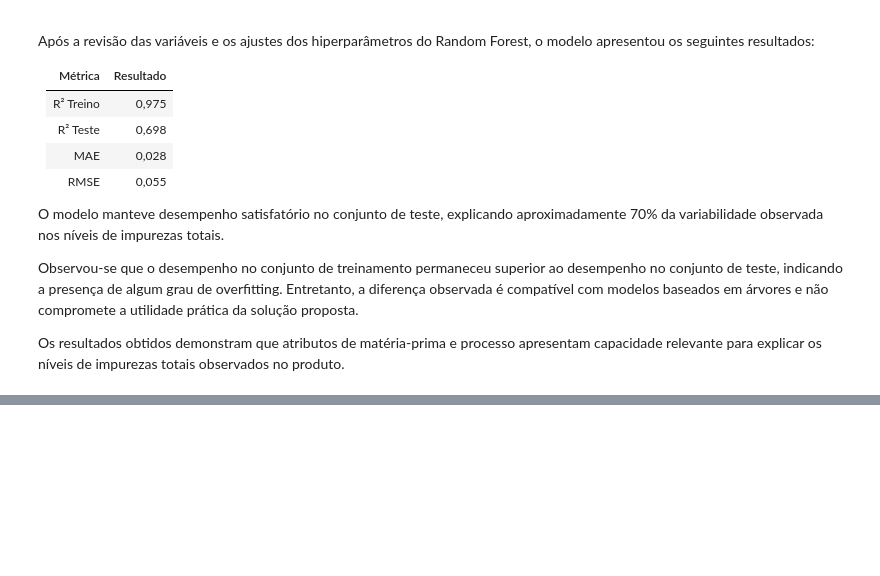
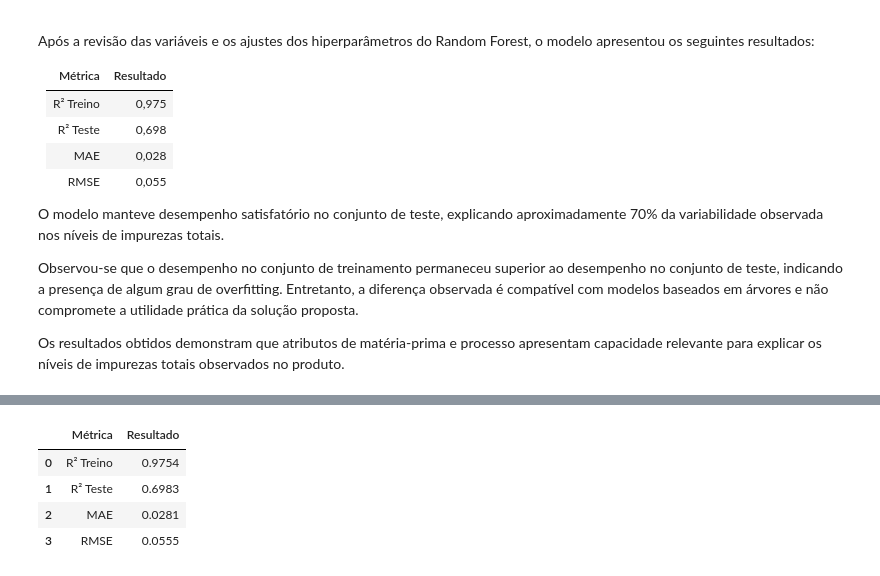
Before and after one commit to Moliveira85/MVP_CPV_Impurities_ML, a Jupyter notebook: MVP_CPV_ML_Analytics_20261.ipynb, the cells around one changed output, grey strips where cells are left out. Drawn from its saved outputs; the diff is of its cells as text; code cells hidden in the pictures; blank space fills up the shorter version.

```diff
--- a/MVP_CPV_ML_Analytics_20261.ipynb
+++ b/MVP_CPV_ML_Analytics_20261.ipynb
@@ -1750,0 +1326,26 @@ Use esta seção apenas se o projeto realmente precisar.
+# %%
+resultados_otimizado = pd.DataFrame({
+
+    "Métrica": [
+        "R² Treino",
+        "R² Teste",
+        "MAE",
+        "RMSE"
+    ],
+
+    "Resultado": [
+        round(r2_score(y_train_v3, pred_train_opt), 4),
+        round(r2_score(y_test_v3, pred_test_opt), 4),
+        round(mean_absolute_error(y_test_v3, pred_test_opt), 4),
+        round(np.sqrt(mean_squared_error(y_test_v3, pred_test_opt)), 4)
+    ]
+
+})
+
+resultados_otimizado
+# %% [output]
+|  | Métrica | Resultado |
+| 0 | R² Treino | 0.9754 |
+| 1 | R² Teste | 0.6983 |
+| 2 | MAE | 0.0281 |
+| 3 | RMSE | 0.0555 |
```
Also changed, not shown: parts of 32 cells of this notebook.
